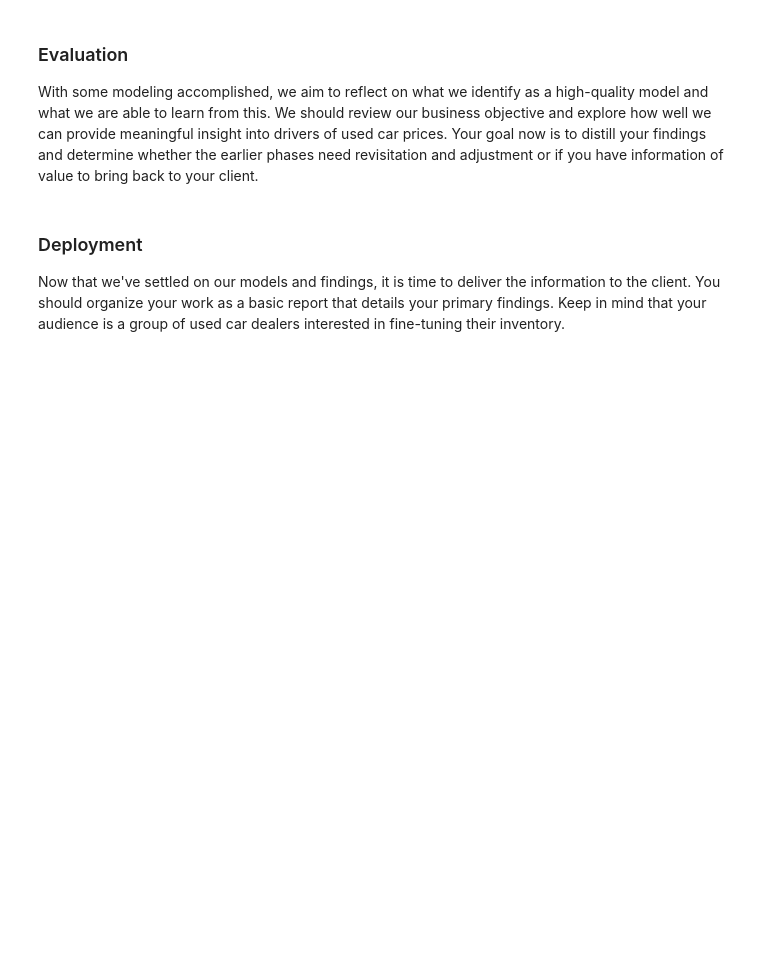
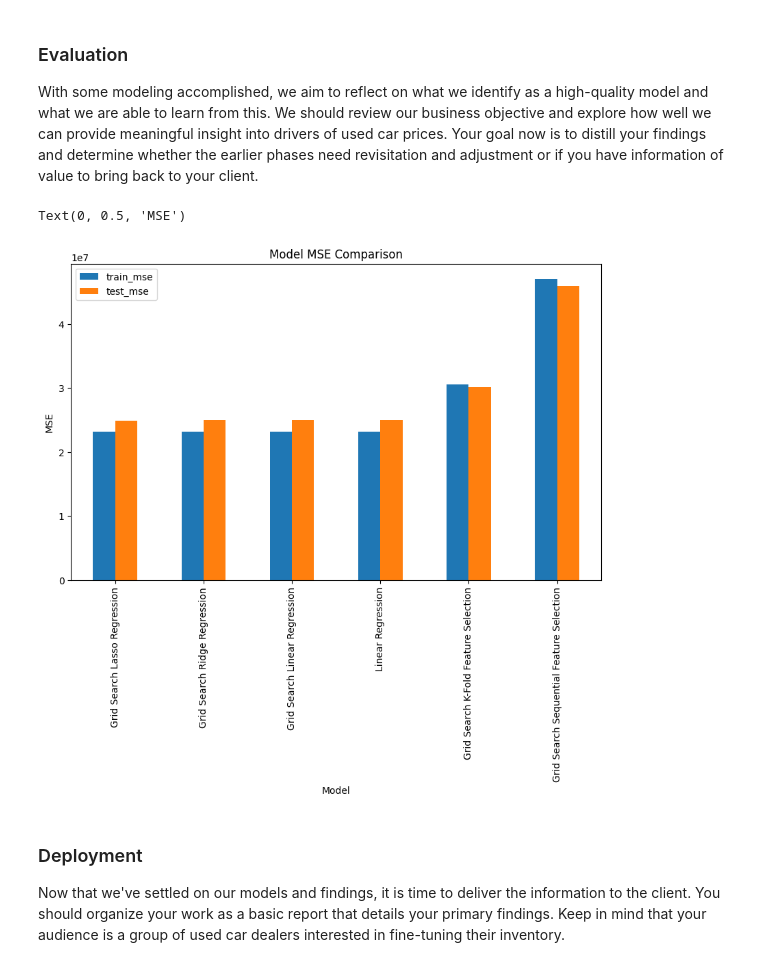
Before and after one commit to purnachand1186/car_price_analysis, a Jupyter notebook: prompt_II.ipynb, the cells around one changed output. Cells and saved outputs as stored; diff of their text form; code cells hidden in the pictures; blank space fills up the shorter version.

```diff
--- a/prompt_II.ipynb
+++ b/prompt_II.ipynb
@@ -807,0 +816,7 @@ grid_search.fit(X_train, y_train)
+# %%
+# best degree for KFOLD
+best_model_kfold = grid_search.best_estimator_
+best_params_kfold = grid_search.best_params_
+
+print(f"Best Parameters: {best_params_kfold}")
+print(f"Best Model: {best_model_kfold}")
@@ -807,0 +828,26 @@ grid_search.fit(X_train, y_train)
+# %%
+train_preds = best_model_kfold.predict(X_train)
+test_preds = best_model_kfold.predict(X_test)
+
+  # Calculate evaluation metrics
+train_mse = mean_squared_error(y_train, train_preds)
+test_mse = mean_squared_error(y_test, test_preds)
+train_mae= mean_absolute_error(y_train, train_preds)
+test_mae = mean_absolute_error(y_test, test_preds)
+
+print(f"Grid Search Lasso Model: train_mse={train_mse}, test_mse={test_mse}")
+print(f"Grid Search Lasso Model: train_mae={train_mae}, test_mae={test_mae}")
+print(f"Model Accuracy: {round(best_model_kfold.score(X_test, y_test)*100,2)}")
+print(f"Model Intercepts: {best_model_kfold.named_steps['linear_regression'].intercept_}")
+
+grid_kfold={
+    'model': 'Grid Search K-Fold Feature Selection',
+    'train_mse': train_mse,
+    'test_mse': test_mse,
+    'train_mae': train_mae,
+    'test_mae': test_mae,
+    'accuracy': round(best_model_kfold.score(X_test, y_test)*100,2),
+    'coefficients': best_model_kfold.named_steps['linear_regression'].coef_,
+    'intercept': best_model_kfold.named_steps['linear_regression'].intercept_
+}
+results.append(grid_kfold)
@@ -807,0 +859,5 @@ grid_search.fit(X_train, y_train)
+# %%
+#create data frame with all the model results
+
+model_results = pd.DataFrame(results)
+model_results.sort_values(by='accuracy', ascending=False).drop_duplicates(subset=['model'])
@@ -809,6 +873,15 @@ grid_search.fit(X_train, y_train)
 ### Evaluation
 
 With some modeling accomplished, we aim to reflect on what we identify as a high-quality model and what we are able to learn from this.  We should review our business objective and explore how well we can provide meaningful insight into drivers of used car prices.  Your goal now is to distill your findings and determine whether the earlier phases need revisitation and adjustment or if you have information of value to bring back to your client.
+# %%
+df_results = model_results[['model','train_mse','test_mse']].sort_values(by='test_mse', ascending=True).drop_duplicates(subset=['model'])
+df_results.plot(x='model',kind='bar',figsize=(10,6))
+plt.title('Model MSE Comparison')
+plt.xlabel('Model')
+plt.ylabel('MSE')
+# %% [output]
+Text(0, 0.5, 'MSE')
+[figure, added]
 # %% [markdown]
 ### Deployment
 
```
Also changed, not shown: parts of 4 cells of this notebook.
